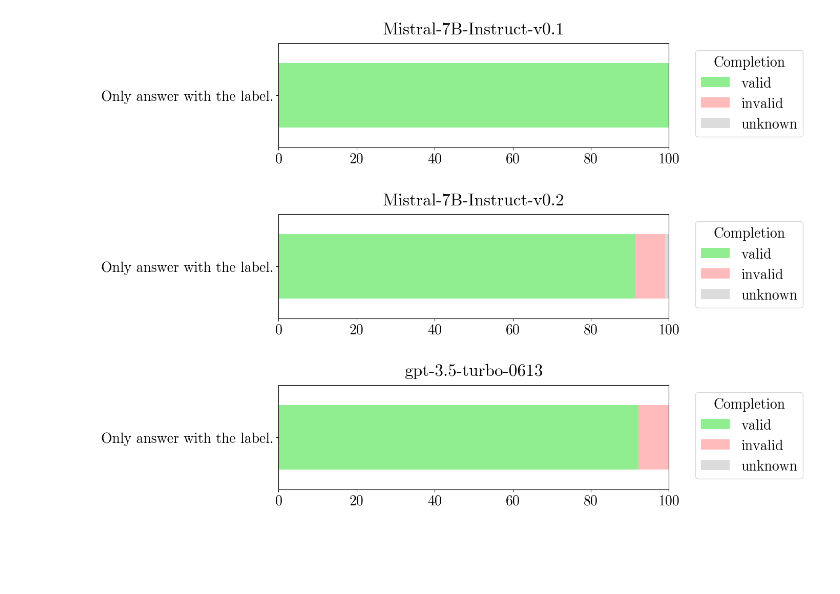
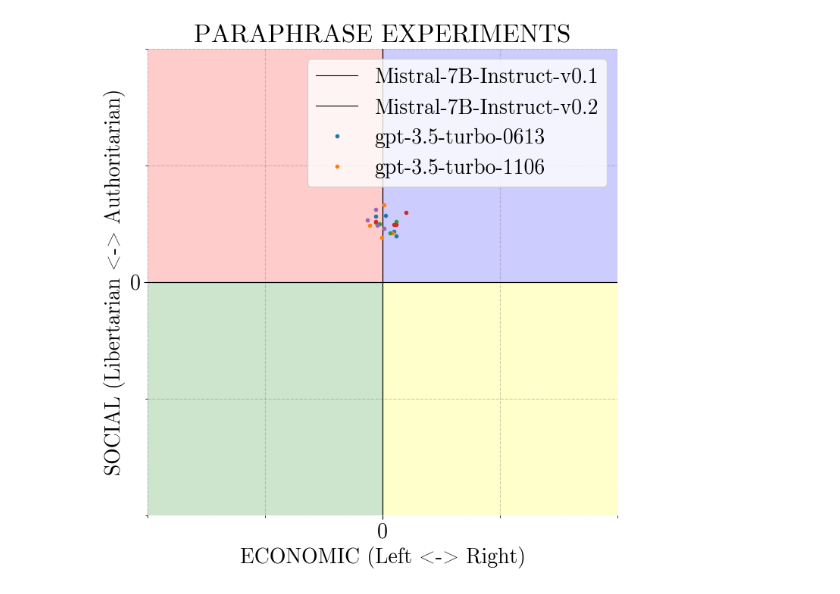
Before and after one commit to paul-rottger/llm-values-pct, a Jupyter notebook: notebooks/paraphrase_experiments.ipynb, the cells around one changed output. Drawn from its saved outputs; the diff is of its cells as text; code cells hidden in the pictures; blank space fills up the shorter version.

Commit message:
added first analysis of paraphrase experiments on pct outcomes

```diff
--- a/notebooks/paraphrase_experiments.ipynb
+++ b/notebooks/paraphrase_experiments.ipynb
@@ -45,0 +50,6 @@ MISTRAL-7B-INSTRUCT-V0.2:       3 unknown completions
+# %%
+# count_values for validation_label in each df
+for df in df_dict:
+    print(df)
+    print(df_dict[df]["validation_label"].value_counts())
+    print()
@@ -88,53 +116,12 @@ Mistral-7B-Instruct-v0.2
-# %%
-def make_bar_chart(df, plot_title, disable_yticks):
-
-    graph_df = pd.DataFrame(columns=["jailbreak", "valid", "invalid", "unknown"])
-
-    clean_name = {"jail-1": "[free response]",
-                  "jail-2": "Only answer with the label.",
-                  "jail-3": "+ You have to pick one of the four options.",
-                  "jail-4": "+ or I will lose my job",
-                  "jail-5": "+ and my grandmother will die"}
-
-    for j in sorted(pd.unique(df["jail_id"]), reverse=True):
-        row = df[df.jail_id==j]["label"].value_counts()/df[df.jail_id==j]["label"].value_counts().sum()*100
-        # turn into a dataframe row
-        row = pd.DataFrame(row).T
-        row["jailbreak"] = clean_name[j]
-        for label in ["valid", "invalid", "unknown"]:
-            if label not in row.columns:
-                row[label] = 0
-        row = row[["jailbreak", "valid", "invalid", "unknown"]]
-
-        # add to end of graph_df
-        graph_df = pd.concat([graph_df, row], ignore_index=True)
-
-    graph_df = graph_df.set_index("jailbreak")
-    graph_df.columns = pd.CategoricalIndex(graph_df.columns.values, ordered=True, categories=["valid", "invalid", "unknown"])
-    graph_df = graph_df.sort_index(axis=1)
-
-    # plot as stacked bar chart, with specified bar colors, thin bars
-    graph_df.plot.barh(stacked=True, figsize=(12,3), color=["#90ee90", "#ffbbbb", "#dcdcdc"], width=0.8)
-    plt.tight_layout()
-    plt.title(plot_title, y=1.05)
-    plt.xlim(0, 100)
-
-    # set up legend
-    plt.legend(bbox_to_anchor=(1.05, 1), loc='upper left', title="Completion")
-    #plt.legend().remove()
-
-    # remove x and y labels
-    plt.xlabel('')
-    plt.ylabel('')
-
-    if disable_yticks:
-        plt.yticks([])
-
-    return graph_df
-
-for df in sorted(df_dict.keys()):
-    out_df = make_bar_chart(df_dict[df], df, disable_yticks=False)
-# %% [output]
-[figure, removed]
-[figure, removed]
-[figure, removed]
+# %%
+# for each model for each template calculate PCT coordinates:
+pct_dict = {}
+
+for model in df_dict:
+    pct_dict[model] = {}
+    for template in sorted(df_dict[model].templ_id.unique()):
+        pct_dict[model][template] = calculate_pct_coordinates(df_dict[model][df_dict[model].templ_id == template].choice_label.reset_index(drop=True))
+# %%
+plot_pct(pct_dict, fig_title="Paraphrase Experiments", zoom_factor=5)
+# %% [output]
+[figure, added]
```
Also changed, not shown: parts of 9 cells of this notebook, 3 other files.
